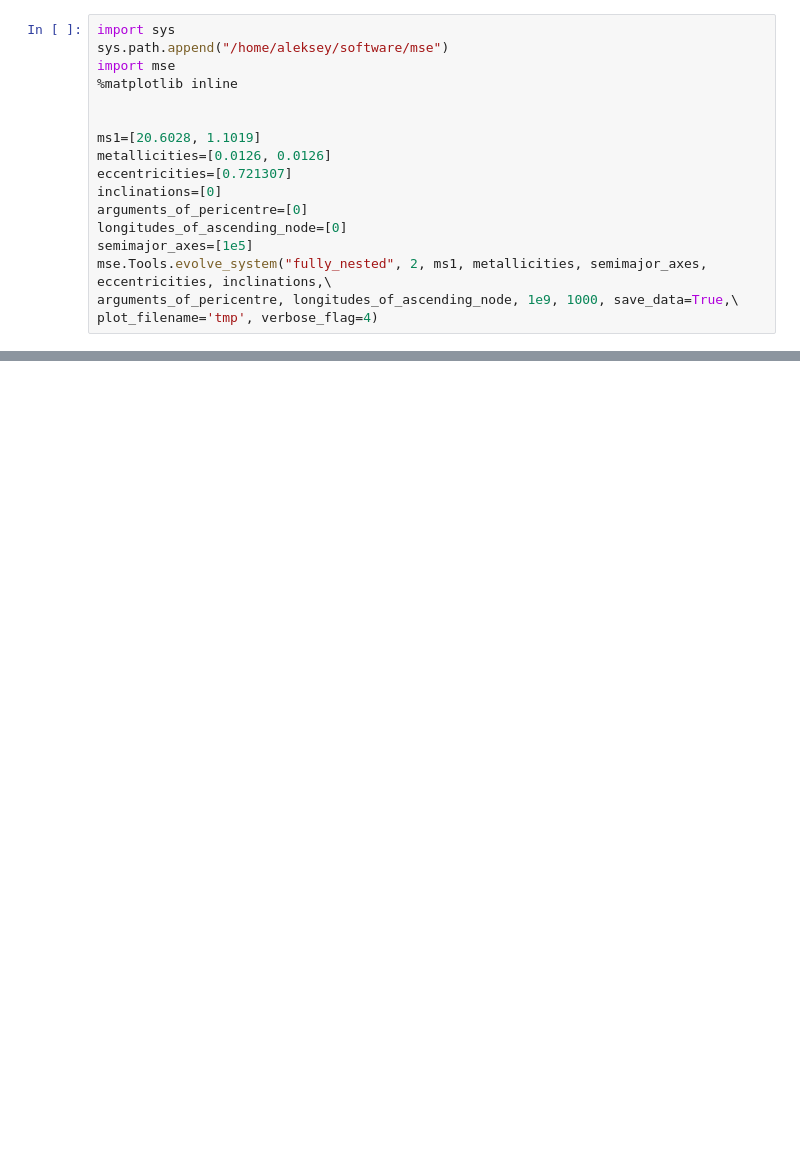
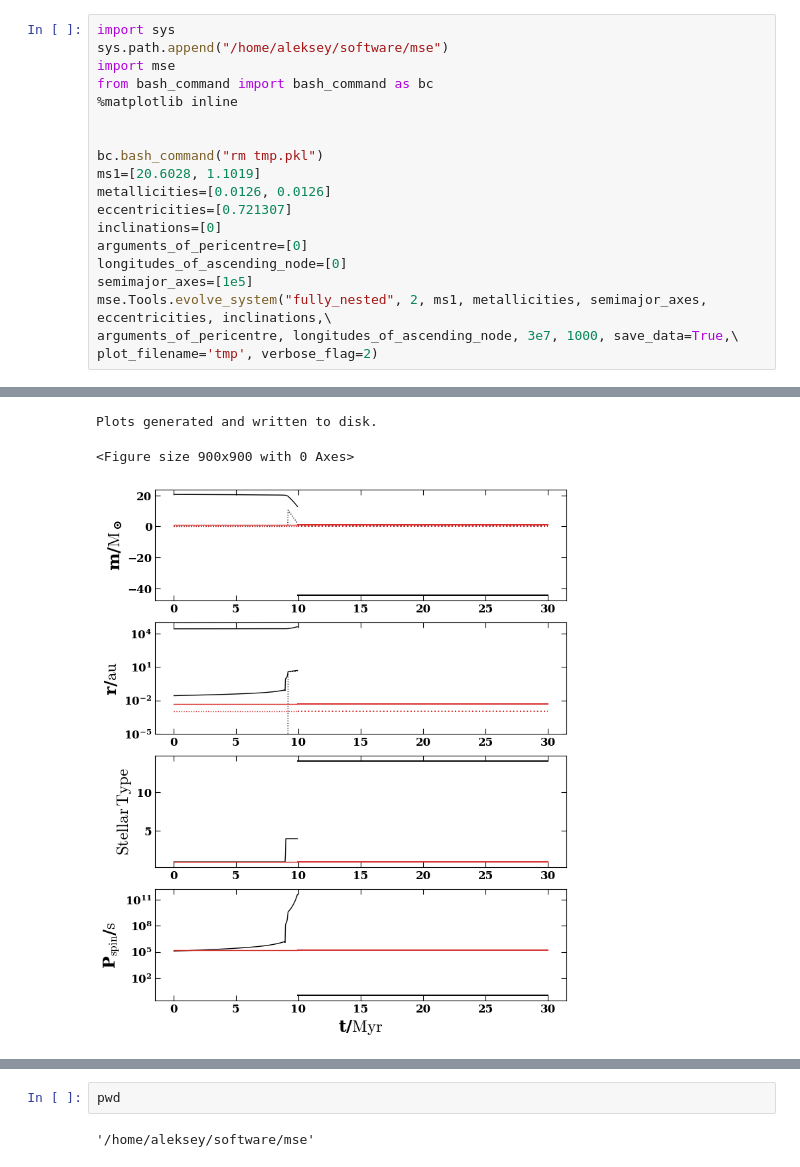
Before and after one commit to alekseygenerozov/mse, a Jupyter notebook: cosmic_mse_compare1.ipynb, the cells around one changed output, grey strips where cells are left out. Saved outputs shown, nothing was run; the diff lists cells and outputs as text; blank space fills up the shorter version.

```diff
--- a/cosmic_mse_compare1.ipynb
+++ b/cosmic_mse_compare1.ipynb
@@ -28,9 +28,11 @@ bpp, bcm, initC, kick_info = Evolve.evolve(initialbinarytable=single_binary, BSE
 import sys
 sys.path.append("/home/aleksey/software/mse")
 import mse
+from bash_command import bash_command as bc
 %matplotlib inline
 
 
+bc.bash_command("rm tmp.pkl")
 ms1=[20.6028, 1.1019]
 metallicities=[0.0126, 0.0126]
 eccentricities=[0.721307]
@@ -39,5 +41,6 @@ arguments_of_pericentre=[0]
 longitudes_of_ascending_node=[0]
 semimajor_axes=[1e5]
 mse.Tools.evolve_system("fully_nested", 2, ms1, metallicities, semimajor_axes, eccentricities, inclinations,\
-arguments_of_pericentre, longitudes_of_ascending_node, 1e9, 1000, save_data=True,\
-plot_filename='tmp', verbose_flag=4)
+arguments_of_pericentre, longitudes_of_ascending_node, 3e7, 1000, save_data=True,\
+plot_filename='tmp', verbose_flag=2)
+# %% [output]
@@ -43,0 +90,3 @@ plot_filename='tmp', verbose_flag=4)
+Plots generated and written to disk.
+<Figure size 900x900 with 0 Axes>
+[figure, added]
@@ -44,3 +112,7 @@ plot_filename='tmp', verbose_flag=4)
+# %%
+pwd
+# %% [output]
+'/home/aleksey/software/mse'
 # %%
 import pickle
 %pylab inline
```
Also changed, not shown: parts of 4 cells of this notebook, 8 other files.
